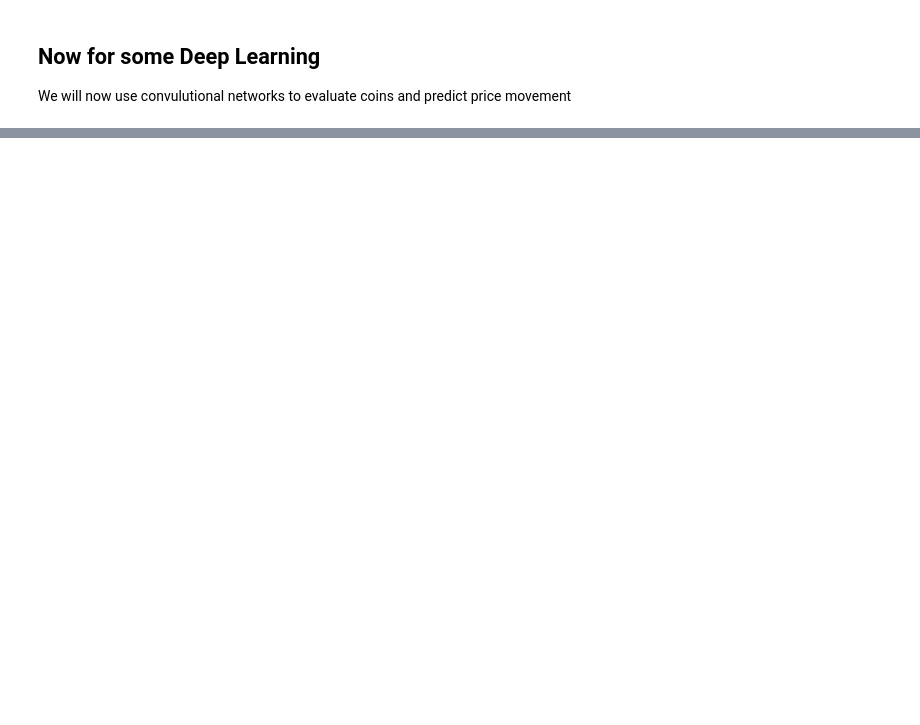
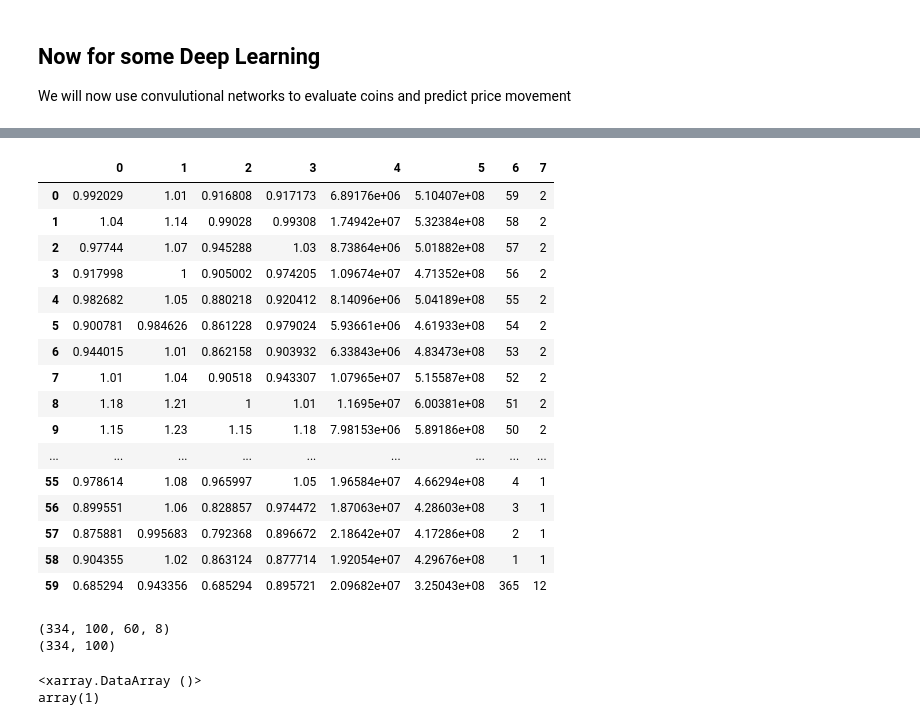
Before and after one commit to Jaskaran23/733Project, a Jupyter notebook: CryptViz/CNNPrediction.ipynb, the cells around one changed output, grey strips where cells are left out. Drawn from its saved outputs; the diff is of its cells as text; code cells hidden in the pictures; blank space fills up the shorter version.

```diff
--- a/CryptViz/CNNPrediction.ipynb
+++ b/CryptViz/CNNPrediction.ipynb
@@ -193,0 +313,34 @@ Epoch 1/1
+# %%
+t[0]
+# %% [output]
+|  | 0 | 1 | 2 | 3 | 4 | 5 | 6 | 7 |
+| 0 | 0.992029 | 1.01 | 0.916808 | 0.917173 | 6.89176e+06 | 5.10407e+08 | 59 | 2 |
+| 1 | 1.04 | 1.14 | 0.99028 | 0.99308 | 1.74942e+07 | 5.32384e+08 | 58 | 2 |
+| 2 | 0.97744 | 1.07 | 0.945288 | 1.03 | 8.73864e+06 | 5.01882e+08 | 57 | 2 |
+| 3 | 0.917998 | 1 | 0.905002 | 0.974205 | 1.09674e+07 | 4.71352e+08 | 56 | 2 |
+| 4 | 0.982682 | 1.05 | 0.880218 | 0.920412 | 8.14096e+06 | 5.04189e+08 | 55 | 2 |
+| 5 | 0.900781 | 0.984626 | 0.861228 | 0.979024 | 5.93661e+06 | 4.61933e+08 | 54 | 2 |
+| 6 | 0.944015 | 1.01 | 0.862158 | 0.903932 | 6.33843e+06 | 4.83473e+08 | 53 | 2 |
+| 7 | 1.01 | 1.04 | 0.90518 | 0.943307 | 1.07965e+07 | 5.15587e+08 | 52 | 2 |
+| 8 | 1.18 | 1.21 | 1 | 1.01 | 1.1695e+07 | 6.00381e+08 | 51 | 2 |
+| 9 | 1.15 | 1.23 | 1.15 | 1.18 | 7.98153e+06 | 5.89186e+08 | 50 | 2 |
+| ... | ... | ... | ... | ... | ... | ... | ... | ... |
+| 55 | 0.978614 | 1.08 | 0.965997 | 1.05 | 1.96584e+07 | 4.66294e+08 | 4 | 1 |
+| 56 | 0.899551 | 1.06 | 0.828857 | 0.974472 | 1.87063e+07 | 4.28603e+08 | 3 | 1 |
+| 57 | 0.875881 | 0.995683 | 0.792368 | 0.896672 | 2.18642e+07 | 4.17286e+08 | 2 | 1 |
+| 58 | 0.904355 | 1.02 | 0.863124 | 0.877714 | 1.92054e+07 | 4.29676e+08 | 1 | 1 |
+| 59 | 0.685294 | 0.943356 | 0.685294 | 0.895721 | 2.09682e+07 | 3.25043e+08 | 365 | 12 |
+# %%
+print(train_X.shape)
+print(train_y.shape)
+
+#np.array(train_X).shape
+#np.stack([np.stack(x) for x in train_X]).shape
+# %% [output]
+(334, 100, 60, 8)
+(334, 100)
+# %%
+train_y[0][1]
+# %% [output]
+<xarray.DataArray ()>
+array(1)
```
Also changed, not shown: parts of 17 cells of this notebook, 1 other file.
